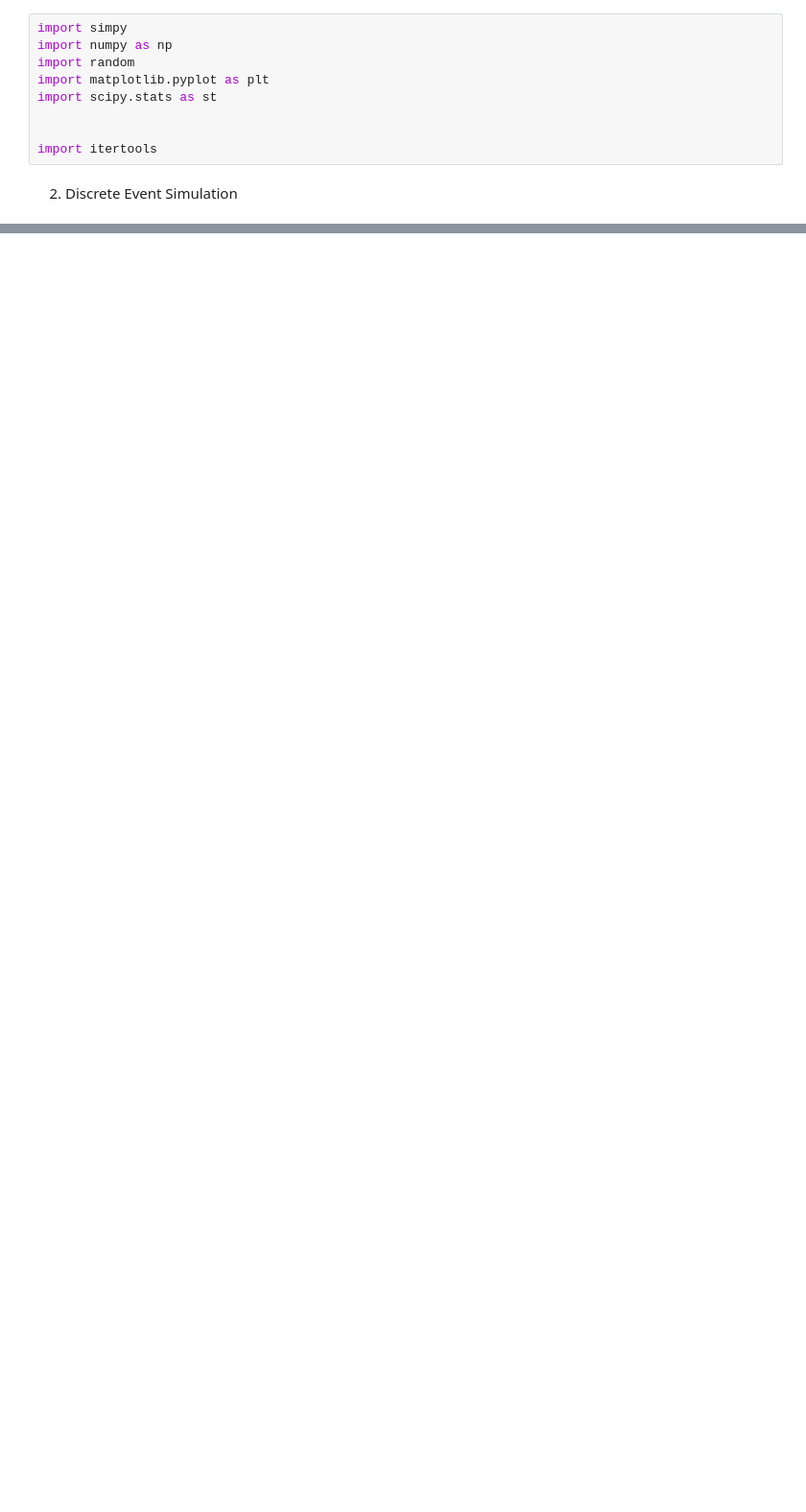
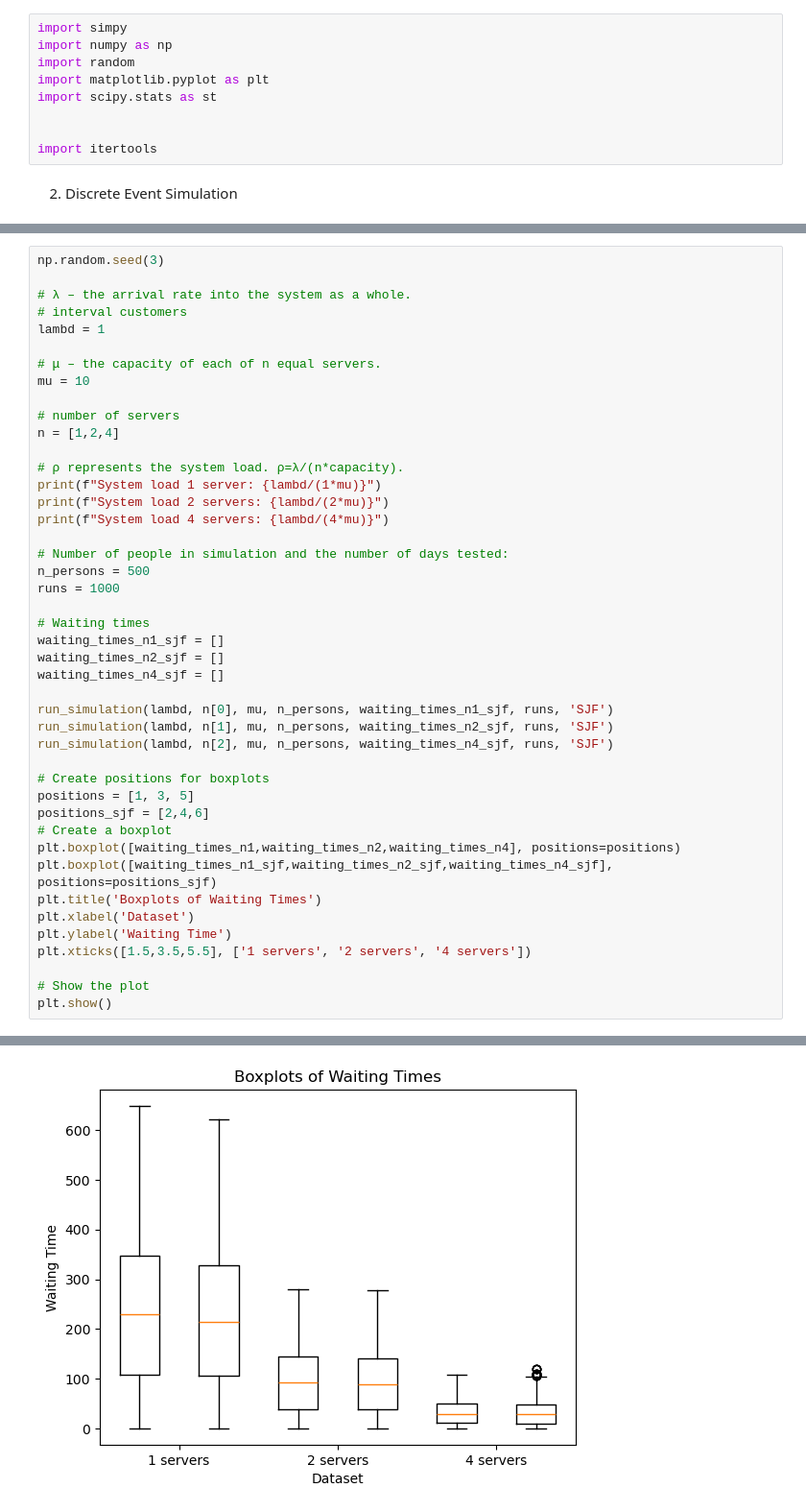
Before and after one commit to LoesBijman/stochastic_2, a Jupyter notebook: assignment_2.ipynb, the cells around one changed output, grey strips where cells are left out. Shown at 96% size. Drawn from its saved outputs; the diff is of its cells as text; blank space fills up the shorter version.

```diff
--- a/assignment_2.ipynb
+++ b/assignment_2.ipynb
@@ -127,0 +210,45 @@ plt.show()
+# %%
+np.random.seed(3)
+
+# λ – the arrival rate into the system as a whole.
+# interval customers
+lambd = 1
+
+# μ – the capacity of each of n equal servers.
+mu = 10
+
+# number of servers
+n = [1,2,4]
+
+# ρ represents the system load. ρ=λ/(n*capacity).
+print(f"System load 1 server: {lambd/(1*mu)}")
+print(f"System load 2 servers: {lambd/(2*mu)}")
+print(f"System load 4 servers: {lambd/(4*mu)}")
+
+# Number of people in simulation and the number of days tested:
+n_persons = 500
+runs = 1000
+
+# Waiting times
+waiting_times_n1_sjf = []
+waiting_times_n2_sjf = []
+waiting_times_n4_sjf = []
+
+run_simulation(lambd, n[0], mu, n_persons, waiting_times_n1_sjf, runs, 'SJF')
+run_simulation(lambd, n[1], mu, n_persons, waiting_times_n2_sjf, runs, 'SJF')
+run_simulation(lambd, n[2], mu, n_persons, waiting_times_n4_sjf, runs, 'SJF')
+
+# Create positions for boxplots
+positions = [1, 3, 5]
+positions_sjf = [2,4,6]
+# Create a boxplot
+plt.boxplot([waiting_times_n1,waiting_times_n2,waiting_times_n4], positions=positions)
+plt.boxplot([waiting_times_n1_sjf,waiting_times_n2_sjf,waiting_times_n4_sjf], positions=positions_sjf)
+plt.title('Boxplots of Waiting Times')
+plt.xlabel('Dataset')
+plt.ylabel('Waiting Time')
+plt.xticks([1.5,3.5,5.5], ['1 servers', '2 servers', '4 servers'])
+
+# Show the plot
+plt.show()
+# %% [output]
@@ -127,0 +258 @@ plt.show()
+[figure, added]
```
Also changed, not shown: parts of 8 cells of this notebook.
